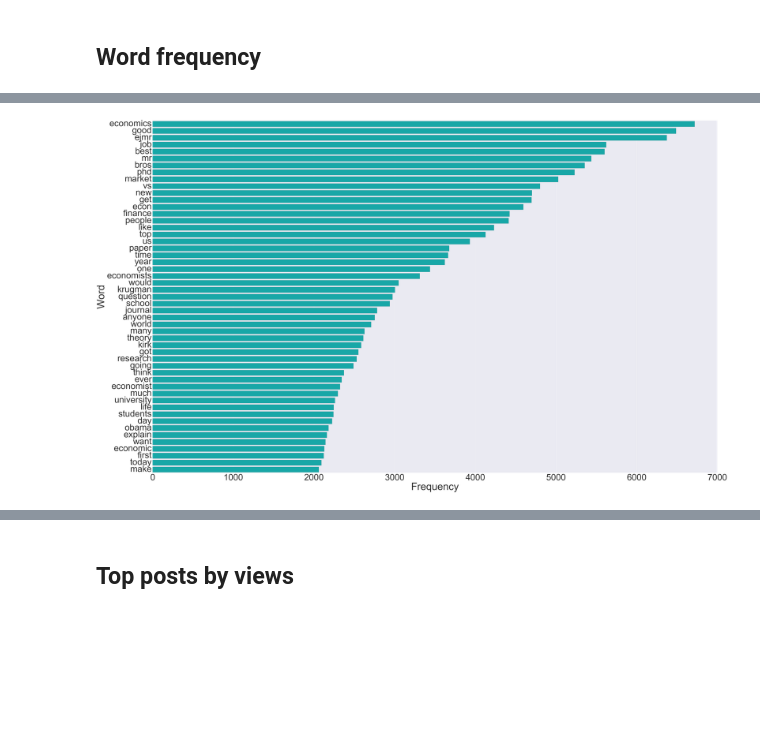
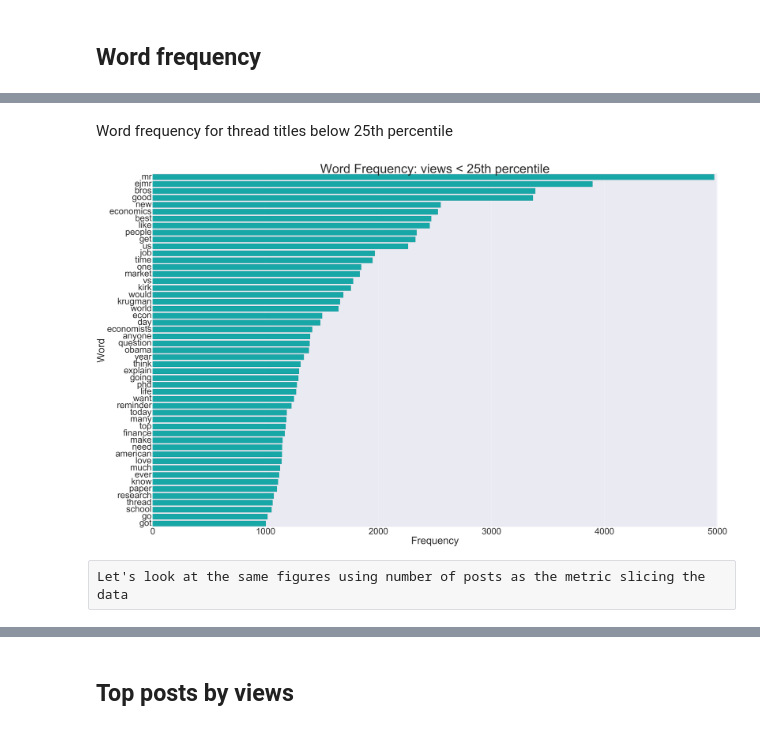
Before and after one commit to palpen/ejmr_analysis, a Jupyter notebook: ejmr_analysis.ipynb, the cells around one changed output, grey strips where cells are left out. Saved outputs shown, nothing was run; the diff lists cells and outputs as text; code cells hidden in the pictures; blank space fills up the shorter version.

Commit message:
word freq by num views and num posts

```diff
--- a/ejmr_analysis.ipynb
+++ b/ejmr_analysis.ipynb
@@ -42,9 +95,23 @@ rslt = pd.DataFrame(word_dist.most_common(top_N),
+# %% [markdown]
+Word frequency for thread titles below 25th percentile
 # %%
+ejmr_df_bttmv = ejmr_df.loc[ejmr_df['views'] < 368]
+
+txt = ejmr_df_bttmv['cleanTitle'].str.cat(sep=' ')
+words = nltk.tokenize.word_tokenize(txt)
+word_dist = nltk.FreqDist(words)
+
+top_N = 51
+rslt_bttmv = pd.DataFrame(word_dist.most_common(top_N),
+                         columns=['Word', 'Frequency'])
+
 plt.figure(figsize=(80, 50))
-
-ax = sns.barplot(y="Word", x="Frequency", data=rslt, color="c")
+ax = sns.barplot(y="Word", x="Frequency", data=rslt_bttmv, color="c")
+ax.set_title('Word Frequency: views < 25th percentile', fontsize=100)
 ax.set_xlabel("Frequency", fontsize=80)
 ax.set_ylabel("Word", fontsize=80)
 ax.tick_params(labelsize=70)
 # %% [output]
-[figure, old version]
+[figure, new version]
+# %% [raw]
+Let's look at the same figures using number of posts as the metric slicing the data
```
Also changed, not shown: parts of 14 cells of this notebook.
